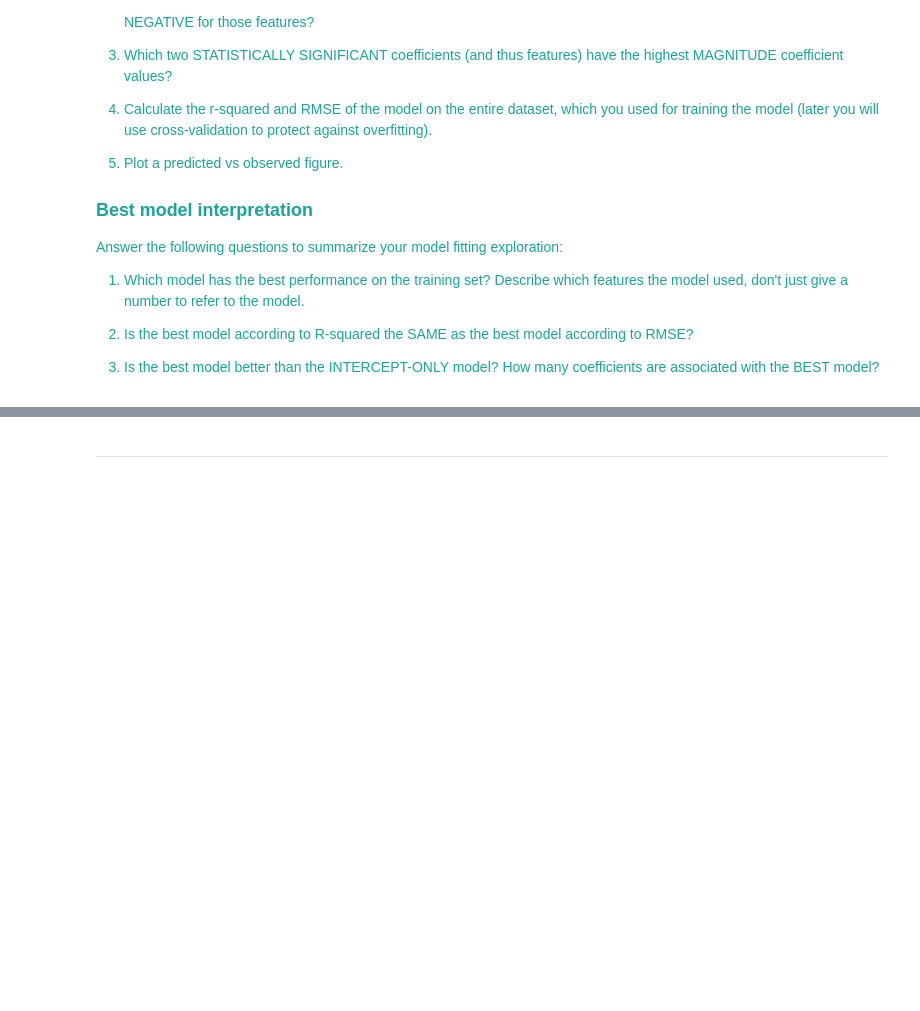
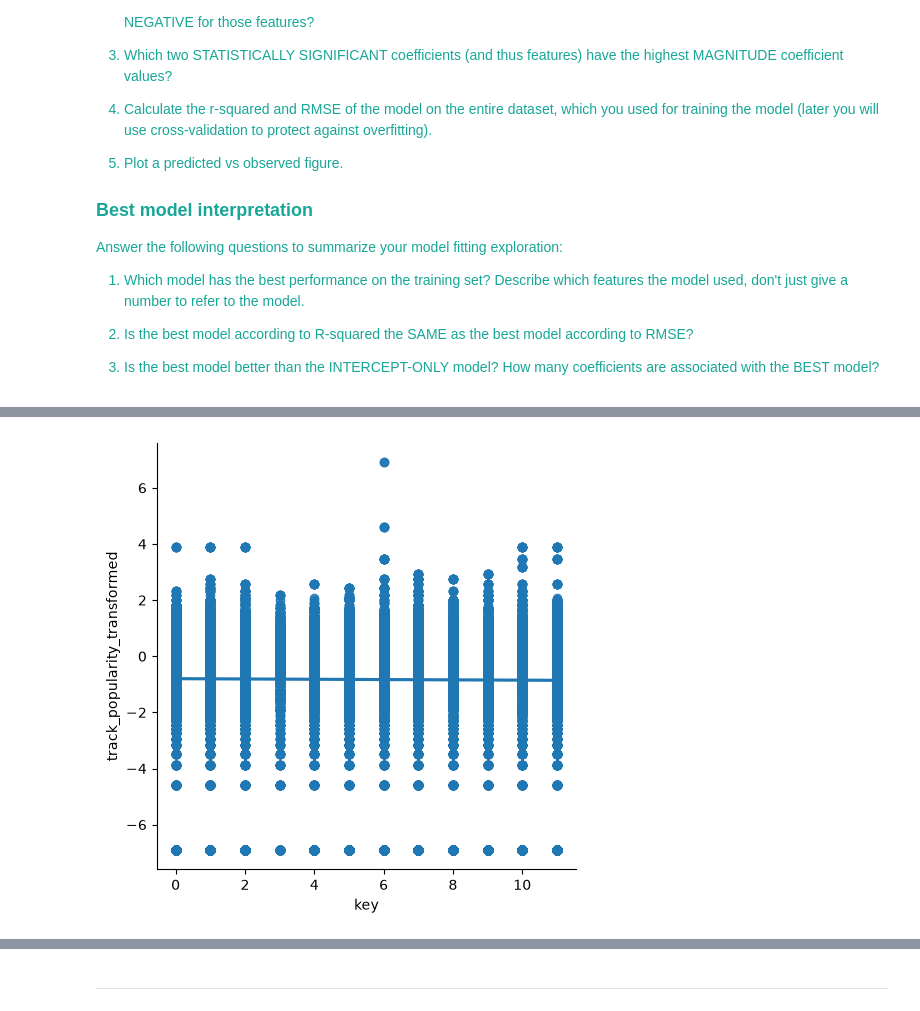
Before and after one commit to awomann/nba-prediction, a Jupyter notebook: Desktop/Coding/Pitt MDS/CMPINF2100/Final/Mann_Ashley_Final_Additonal_EDA.ipynb, the cells around one changed output, grey strips where cells are left out. Saved outputs shown, nothing was run; the diff lists cells and outputs as text; code cells hidden in the pictures; blank space fills up the shorter version.

```diff
--- a/Desktop/Coding/Pitt MDS/CMPINF2100/Final/Mann_Ashley_Final_Additonal_EDA.ipynb
+++ b/Desktop/Coding/Pitt MDS/CMPINF2100/Final/Mann_Ashley_Final_Additonal_EDA.ipynb
@@ -467,0 +482,7 @@ Answer the following questions to summarize your model fitting exploration:
+# %%
+# 'danceability', 'energy', 'key', 'loudness', 'mode', 'speechiness', 'acousticness', 'instrumentalness', 'liveness', 'valence', 'tempo', 'duration_ms'
+
+sns.lmplot(data = df, x = 'key', y = 'track_popularity_transformed')
+plt.show()
+# %% [output]
+[figure, added]
```
Also changed, not shown: parts of 11 cells of this notebook, 1 other file.
